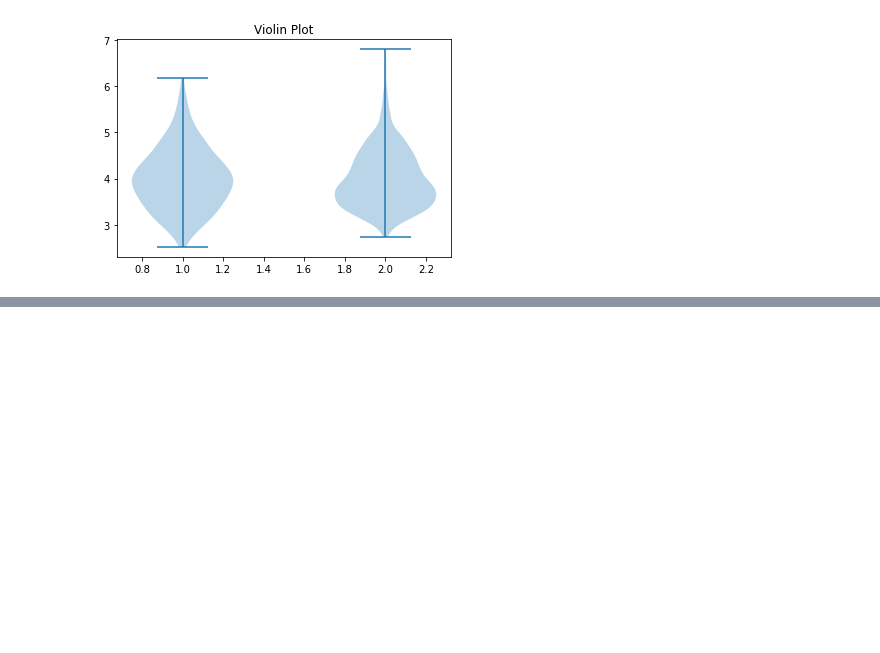
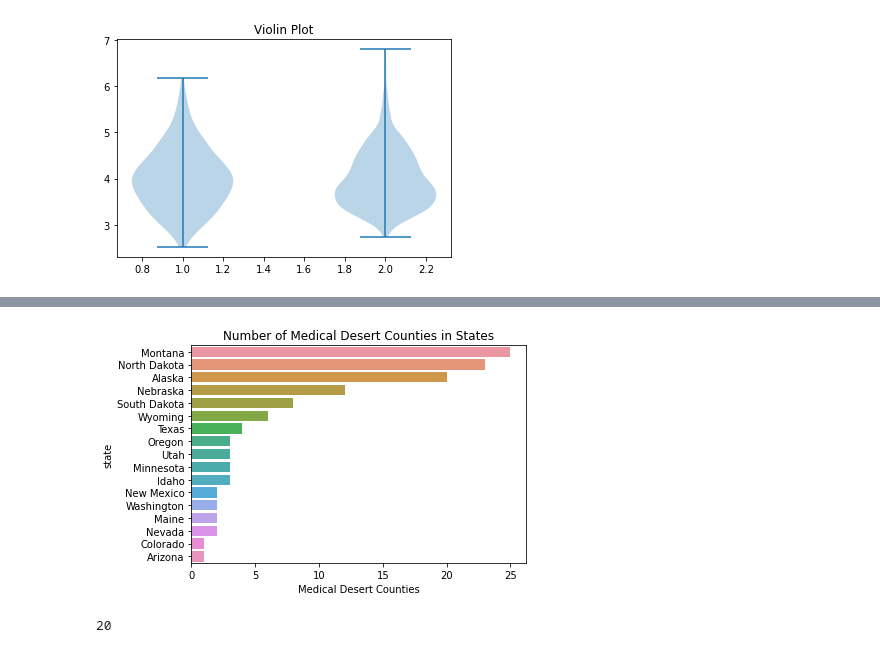
Before and after one commit to Deelacole2/Final_Project, a Jupyter notebook: average_sick_days.ipynb, the cells around one changed output, grey strips where cells are left out. Drawn from its saved outputs; the diff is of its cells as text; code cells hidden in the pictures; blank space fills up the shorter version.

```diff
--- a/average_sick_days.ipynb
+++ b/average_sick_days.ipynb
@@ -330,3 +330,9 @@ us_map.save('Resources/CountySVI_map2.html')
 us_map
 # %% [output]
 [interactive output not drawn]
+# %%
+# find number of medical desert counties in each state
+states_df = medical_desert_df.groupby('state')['county'].count()
+states_df.columns =['NAME']
+states_df = states_df.sort_values(ascending=False)
+states_df
@@ -332,0 +359,14 @@ us_map
+# %%
+import seaborn as sns
+fig = sns.barplot(states_df,states_df.index, order=states_df.index)
+plt.title("Number of Medical Desert Counties in States")
+plt.xlabel("Medical Desert Counties")
+plt.savefig("states_df",bbox_inches="tight")
+plt.show(fig)
+# %% [output]
+[figure, added]
+# %%
+len(states_df)
+states_df
+# %% [output]
+20
```
Also changed, not shown: parts of 1 cell of this notebook, 4 other files.
